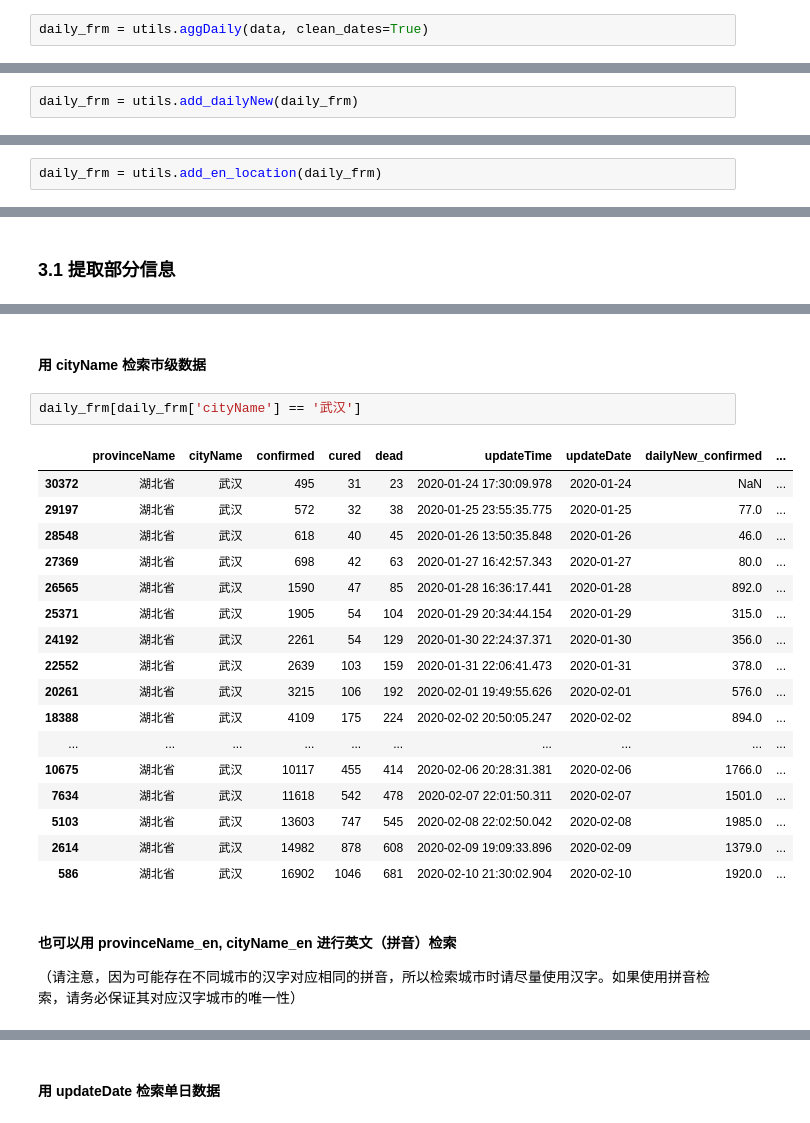
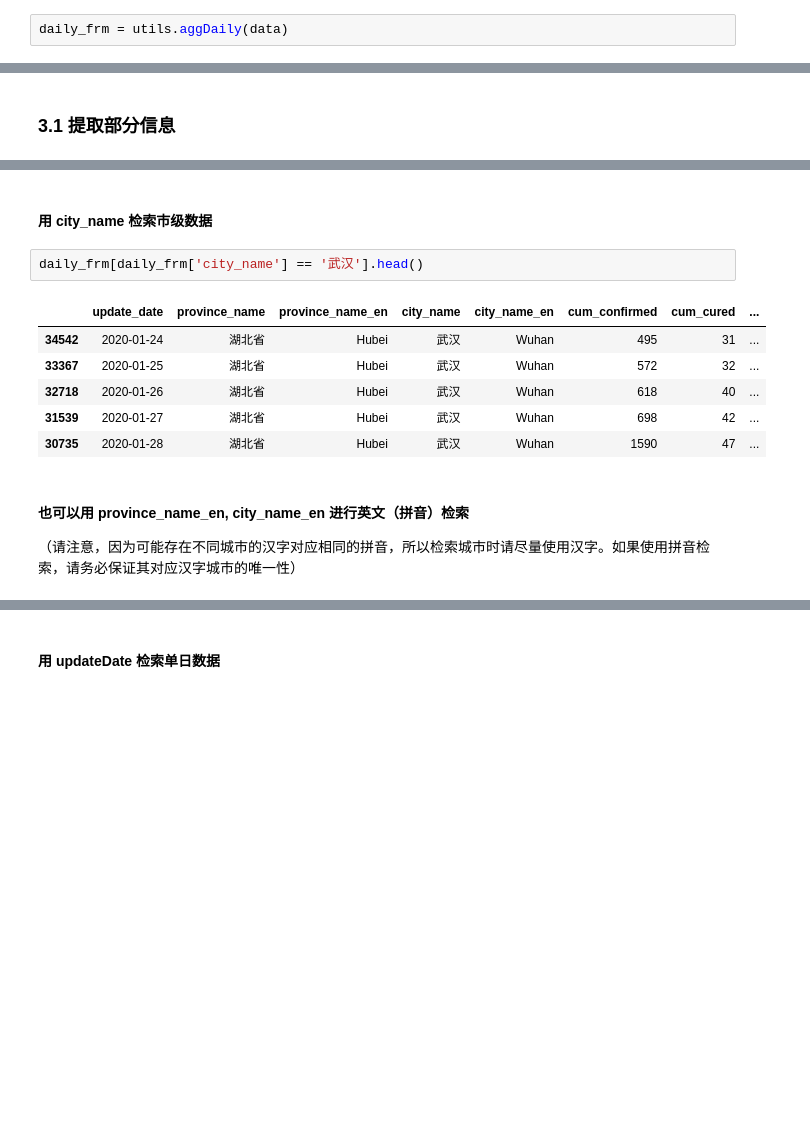
Before and after one commit to jianxu305/nCov2019_analysis, a Jupyter notebook: src/demo.ipynb, the cells around one changed output, grey strips where cells are left out. Cells and saved outputs as stored; diff of their text form; blank space fills up the shorter version.

```diff
--- a/src/demo.ipynb
+++ b/src/demo.ipynb
@@ -36,2 +37,2 @@ data.head(3)  # 查看数据形式
 # %%
-daily_frm = utils.aggDaily(data, clean_dates=True)
+daily_frm = utils.aggDaily(data)
@@ -49,2 +45,0 @@ daily_frm.tail(3)
-# %%
-daily_frm = utils.add_dailyNew(daily_frm)
@@ -62,2 +45,0 @@ daily_frm[daily_frm['cityName'] == '武汉'][['confirmed', 'dailyNew_confirmed',
-# %%
-daily_frm = utils.add_en_location(daily_frm)
@@ -95,26 +61,15 @@ daily_frm[daily_frm['provinceName'] == '广东省']
 # %% [markdown]
-#### 用 cityName 检索市级数据
+#### 用 city_name 检索市级数据
 # %%
-daily_frm[daily_frm['cityName'] == '武汉']
+daily_frm[daily_frm['city_name'] == '武汉'].head()
 # %% [output]
-|  | provinceName | cityName | confirmed | cured | dead | updateTime | updateDate | dailyNew_confirmed | ... |
-| 30372 | 湖北省 | 武汉 | 495 | 31 | 23 | 2020-01-24 17:30:09.978 | 2020-01-24 | NaN | ... |
-| 29197 | 湖北省 | 武汉 | 572 | 32 | 38 | 2020-01-25 23:55:35.775 | 2020-01-25 | 77.0 | ... |
-| 28548 | 湖北省 | 武汉 | 618 | 40 | 45 | 2020-01-26 13:50:35.848 | 2020-01-26 | 46.0 | ... |
-| 27369 | 湖北省 | 武汉 | 698 | 42 | 63 | 2020-01-27 16:42:57.343 | 2020-01-27 | 80.0 | ... |
-| 26565 | 湖北省 | 武汉 | 1590 | 47 | 85 | 2020-01-28 16:36:17.441 | 2020-01-28 | 892.0 | ... |
-| 25371 | 湖北省 | 武汉 | 1905 | 54 | 104 | 2020-01-29 20:34:44.154 | 2020-01-29 | 315.0 | ... |
-| 24192 | 湖北省 | 武汉 | 2261 | 54 | 129 | 2020-01-30 22:24:37.371 | 2020-01-30 | 356.0 | ... |
-| 22552 | 湖北省 | 武汉 | 2639 | 103 | 159 | 2020-01-31 22:06:41.473 | 2020-01-31 | 378.0 | ... |
-| 20261 | 湖北省 | 武汉 | 3215 | 106 | 192 | 2020-02-01 19:49:55.626 | 2020-02-01 | 576.0 | ... |
-| 18388 | 湖北省 | 武汉 | 4109 | 175 | 224 | 2020-02-02 20:50:05.247 | 2020-02-02 | 894.0 | ... |
-| ... | ... | ... | ... | ... | ... | ... | ... | ... | ... |
-| 10675 | 湖北省 | 武汉 | 10117 | 455 | 414 | 2020-02-06 20:28:31.381 | 2020-02-06 | 1766.0 | ... |
-| 7634 | 湖北省 | 武汉 | 11618 | 542 | 478 | 2020-02-07 22:01:50.311 | 2020-02-07 | 1501.0 | ... |
-| 5103 | 湖北省 | 武汉 | 13603 | 747 | 545 | 2020-02-08 22:02:50.042 | 2020-02-08 | 1985.0 | ... |
-| 2614 | 湖北省 | 武汉 | 14982 | 878 | 608 | 2020-02-09 19:09:33.896 | 2020-02-09 | 1379.0 | ... |
-| 586 | 湖北省 | 武汉 | 16902 | 1046 | 681 | 2020-02-10 21:30:02.904 | 2020-02-10 | 1920.0 | ... |
+|  | update_date | province_name | province_name_en | city_name | city_name_en | cum_confirmed | cum_cured | ... |
+| 34542 | 2020-01-24 | 湖北省 | Hubei | 武汉 | Wuhan | 495 | 31 | ... |
+| 33367 | 2020-01-25 | 湖北省 | Hubei | 武汉 | Wuhan | 572 | 32 | ... |
+| 32718 | 2020-01-26 | 湖北省 | Hubei | 武汉 | Wuhan | 618 | 40 | ... |
+| 31539 | 2020-01-27 | 湖北省 | Hubei | 武汉 | Wuhan | 698 | 42 | ... |
+| 30735 | 2020-01-28 | 湖北省 | Hubei | 武汉 | Wuhan | 1590 | 47 | ... |
 # %% [markdown]
-#### 也可以用 provinceName_en, cityName_en 进行英文（拼音）检索
+#### 也可以用 province_name_en, city_name_en 进行英文（拼音）检索
 （请注意，因为可能存在不同城市的汉字对应相同的拼音，所以检索城市时请尽量使用汉字。如果使用拼音检索，请务必保证其对应汉字城市的唯一性）
 # %%
```
Also changed, not shown: parts of 22 cells of this notebook, 3 other files.
